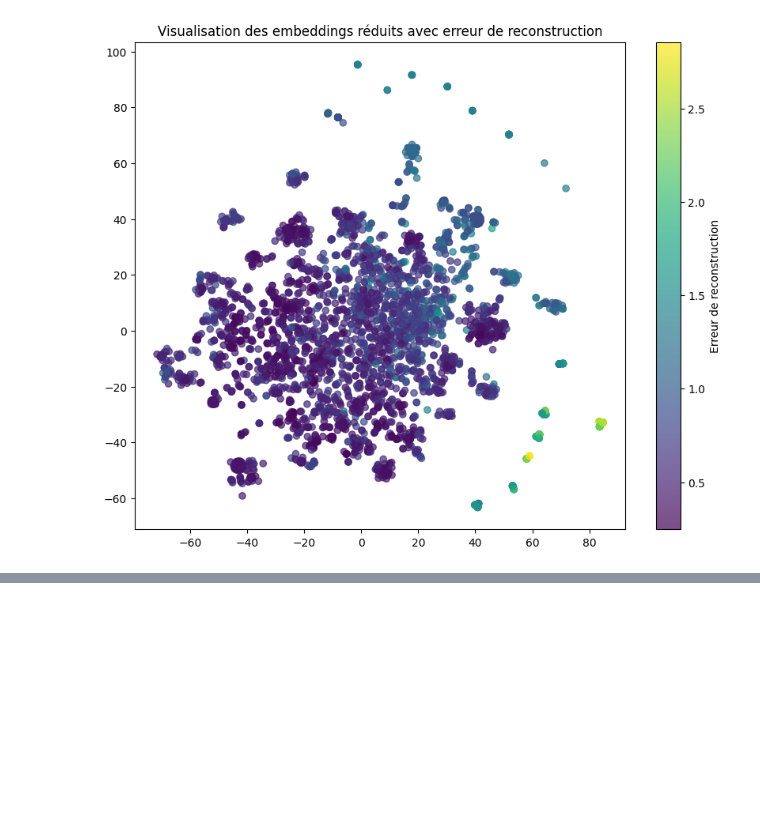
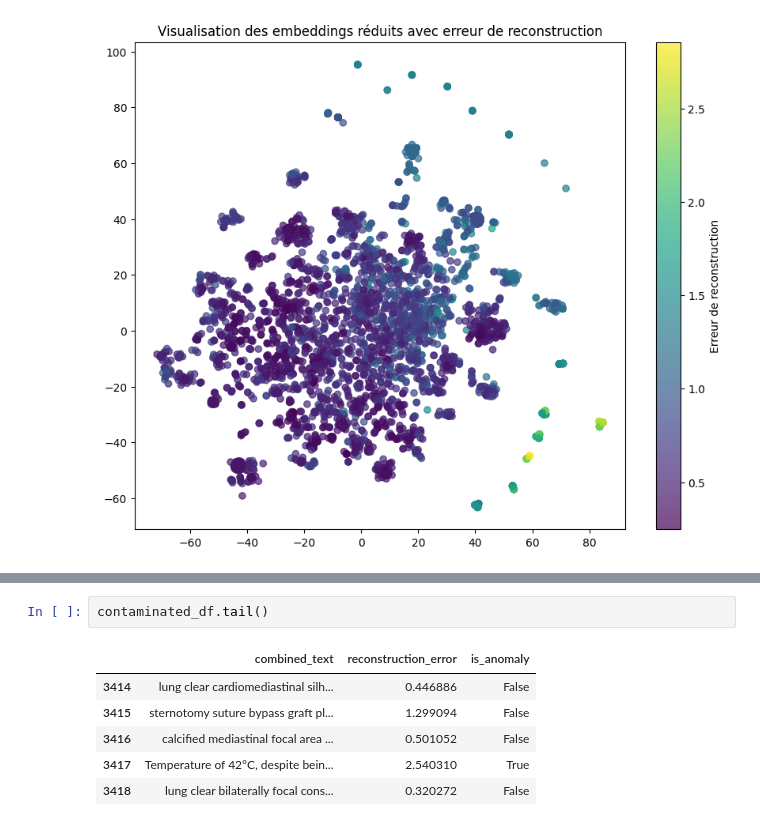
Before and after one commit to sow19/Detection-d-anomalies, a Jupyter notebook: code_source/contamination_anomalies/apprentissage_contamination3.ipynb, the cells around one changed output, grey strips where cells are left out. Cells and saved outputs as stored; diff of their text form; blank space fills up the shorter version.

```diff
--- a/code_source/contamination_anomalies/apprentissage_contamination3.ipynb
+++ b/code_source/contamination_anomalies/apprentissage_contamination3.ipynb
@@ -153,0 +163,9 @@ plt.show()
+# %%
+contaminated_df.tail()
+# %% [output]
+|  | combined_text | reconstruction_error | is_anomaly |
+| 3414 | lung clear cardiomediastinal silh... | 0.446886 | False |
+| 3415 | sternotomy suture bypass graft pl... | 1.299094 | False |
+| 3416 | calcified mediastinal focal area ... | 0.501052 | False |
+| 3417 | Temperature of 42°C, despite bein... | 2.540310 | True |
+| 3418 | lung clear bilaterally focal cons... | 0.320272 | False |
```
Also changed, not shown: parts of 2 cells of this notebook.
